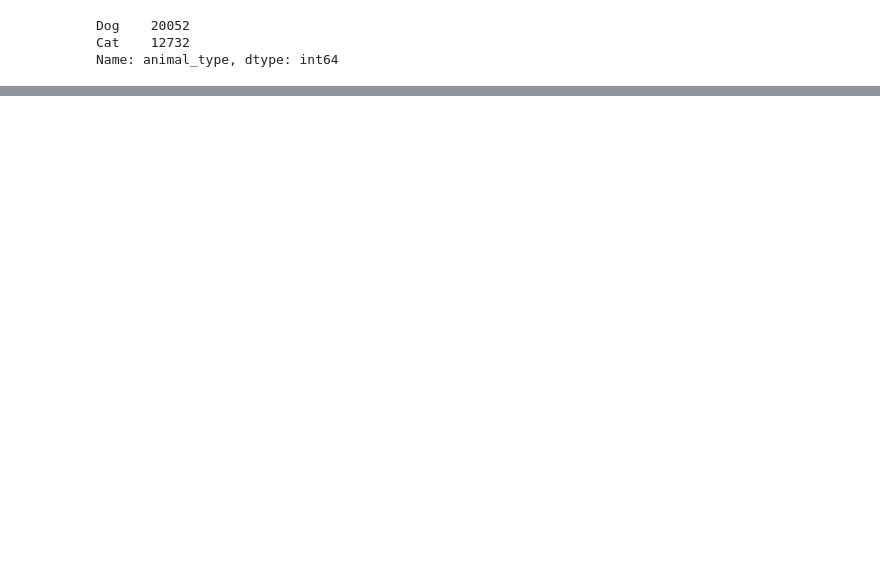
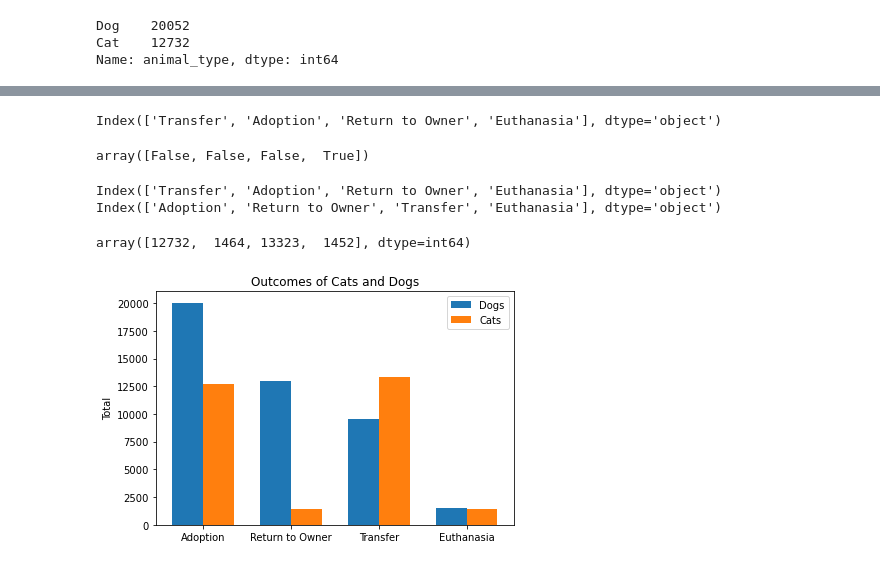
Before and after one commit to GeorgeFerre/animal-shelter, a Jupyter notebook: Untitled.ipynb, the cells around one changed output, grey strips where cells are left out. Saved outputs shown, nothing was run; the diff lists cells and outputs as text; code cells hidden in the pictures; blank space fills up the shorter version.

```diff
--- a/Untitled.ipynb
+++ b/Untitled.ipynb
@@ -119,0 +223,48 @@ Name: name, Length: 14387, dtype: int64
+# %%
+df_cats = df[df['animal_type']=='Cat']
+df_dogs = df[df['animal_type']=='Dog']
+# %%
+cat_labels = df_cats['outcome_type'].value_counts().index
+cat_nums = df_cats['outcome_type'].value_counts().values
+cat_labels
+# %% [output]
+Index(['Transfer', 'Adoption', 'Return to Owner', 'Euthanasia'], dtype='object')
+# %%
+dog_labels = df_dogs['outcome_type'].value_counts().index
+dog_nums = df_dogs['outcome_type'].value_counts().values
+# %%
+cat_labels == dog_labels
+# %% [output]
+array([False, False, False,  True])
+# %%
+print(cat_labels)
+print(dog_labels)
+# %% [output]
+Index(['Transfer', 'Adoption', 'Return to Owner', 'Euthanasia'], dtype='object')
+Index(['Adoption', 'Return to Owner', 'Transfer', 'Euthanasia'], dtype='object')
+# %%
+#Dog order is better, moving cat order around
+listorder = [1,2,0,3]
+cat_nums[:] = [cat_nums[i] for i in listorder]
+cat_nums
+# %% [output]
+array([12732,  1464, 13323,  1452], dtype=int64)
+# %%
+fig, ax = plt.subplots()
+
+x = np.arange(len(dog_labels))  # the label locations
+width = 0.35  # the width of the bars
+
+rects1 = ax.bar(x - width/2, dog_nums, width, label='Dogs')
+rects2 = ax.bar(x + width/2, cat_nums, width, label='Cats')
+
+ax.set_ylabel('Total')
+ax.set_title('Outcomes of Cats and Dogs')
+plt.xticks(x, dog_labels)
+ax.legend()
+
+fig.tight_layout()
+
+plt.show()
+# %% [output]
+[figure, added]
```
Also changed, not shown: parts of 17 cells of this notebook.
